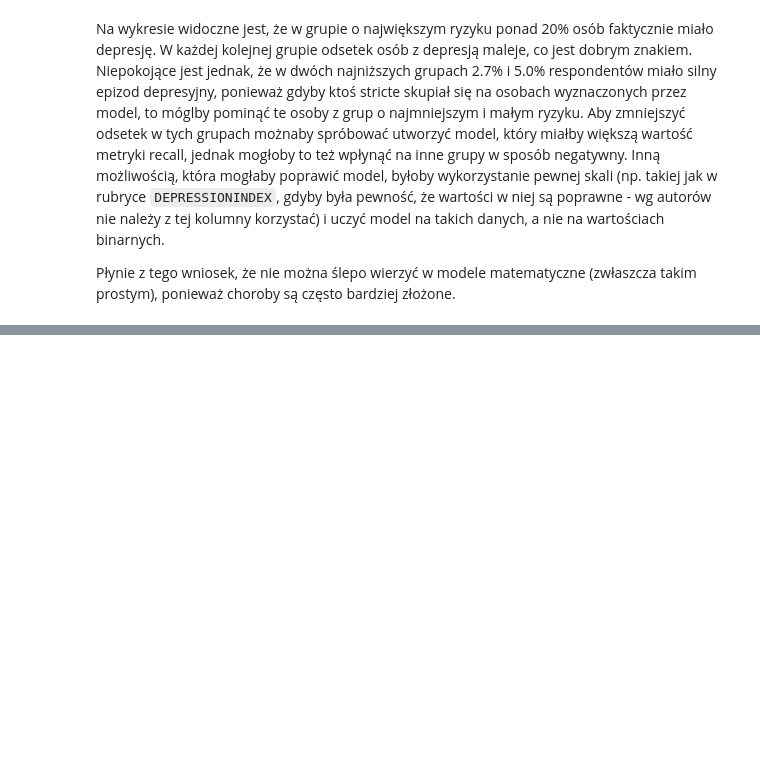
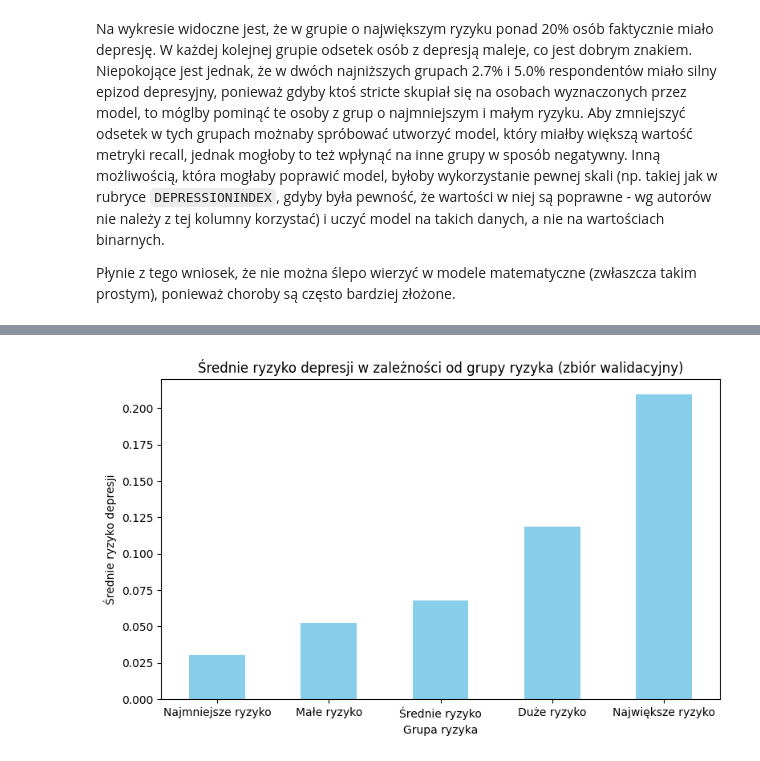
Before and after one commit to mmcza/Gender-Mental-Illness-and-Crime-in-the-United-States-Analysis, a Jupyter notebook: Mental-Illness-Analysis.ipynb, the cells around one changed output, grey strips where cells are left out. Cells and saved outputs as stored; diff of their text form; code cells hidden in the pictures; blank space fills up the shorter version.

```diff
--- a/Mental-Illness-Analysis.ipynb
+++ b/Mental-Illness-Analysis.ipynb
@@ -1287,0 +1289,14 @@ Płynie z tego wniosek, że nie można ślepo wierzyć w modele matematyczne (zw
+# %%
+depresssion_risk_groups_lookup = training_set.groupby('Prediction_bin')['Prediction_scaled'].min().to_dict()
+
+depresssion_risk_groups_lookup[0] = - np.inf
+depresssion_risk_groups_lookup = dict(sorted(depresssion_risk_groups_lookup.items(), key=lambda x: x[1], reverse=True))
+# %%
+validation_set = X_val[columns_for_model].copy()
+validation_set['MDEYR'] = y_val
+validation_set['Prediction'] = y_pred
+validation_set['PredictionClass'] = y_pred_class
+
+validation_set['Prediction_scaled'] = scaler.transform(validation_set[['Prediction']])
+
+print(validation_set.head())
@@ -1287,0 +1324,10 @@ Płynie z tego wniosek, że nie można ślepo wierzyć w modele matematyczne (zw
+# %%
+# Create a function to assign depression risk group based on `Prediction_scaled`
+def assign_risk_group(row):
+    for group, value in depresssion_risk_groups_lookup.items():
+        if row['Prediction_scaled'] >= value:
+            return group
+
+validation_set['Prediction_bin'] = validation_set.apply(assign_risk_group, axis=1)
+
+print(validation_set['Prediction_bin'].value_counts())
@@ -1287,0 +1346,4 @@ Płynie z tego wniosek, że nie można ślepo wierzyć w modele matematyczne (zw
+# %%
+depression_risk_groups_val = validation_set.groupby('Prediction_bin')['MDEYR'].mean()
+depression_risk_groups_val.index = depression_risk_groups_val.index.map(depression_risk_groups_labels)
+print(depression_risk_groups_val)
@@ -1287,0 +1358,12 @@ Płynie z tego wniosek, że nie można ślepo wierzyć w modele matematyczne (zw
+# %%
+# Plot the depression risk groups
+plt.figure(figsize=(8, 5))
+depression_risk_groups_val.plot(kind='bar', color='skyblue')
+plt.title('Średnie ryzyko depresji w zależności od grupy ryzyka (zbiór walidacyjny)')
+plt.xlabel('Grupa ryzyka')
+plt.ylabel('Średnie ryzyko depresji')
+plt.xticks(rotation=0)
+plt.tight_layout()
+plt.show()
+# %% [output]
+[figure, added]
```
Also changed, not shown: parts of 11 cells of this notebook.
